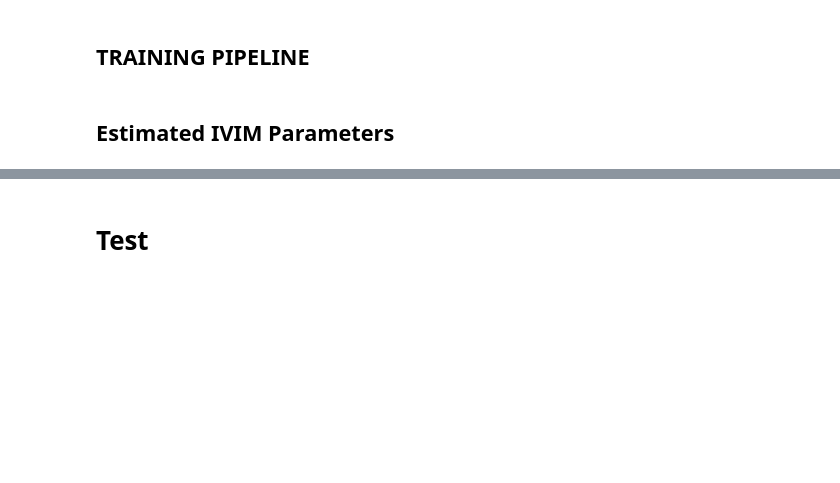
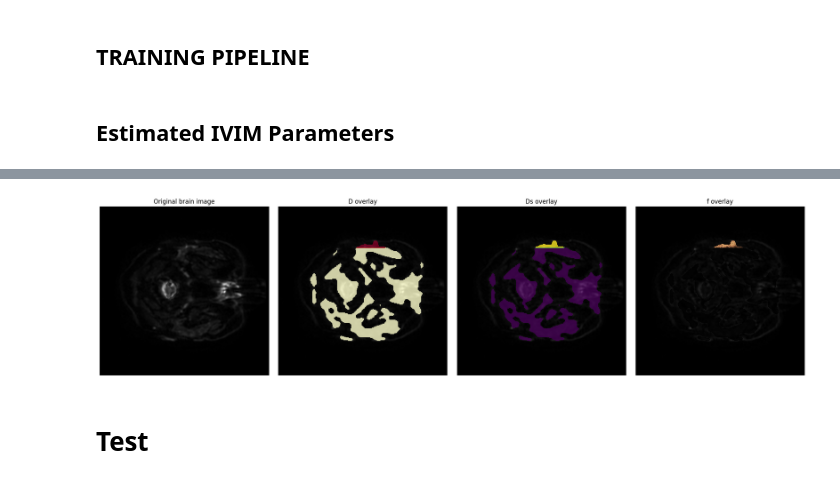
Before and after one commit to Saroj94/IVIM_Autoencoder, a Jupyter notebook: notebooks/Physics_Informed_CVAE_Latest.ipynb, the cells around one changed output, grey strips where cells are left out. Drawn from its saved outputs; the diff is of its cells as text; code cells hidden in the pictures; blank space fills up the shorter version.

```diff
--- a/notebooks/Physics_Informed_CVAE_Latest.ipynb
+++ b/notebooks/Physics_Informed_CVAE_Latest.ipynb
@@ -96,8 +96,9 @@ print(mri_data.shape)
 # plt.imshow(data[0])
 # %%
 ##Data Splitting 70% for train and 30% for test data
-slice_indx=int(0.57*mri_data.shape[2])
-
+slice_indx=int(0.8*mri_data.shape[2])
+val_indx = int(0.70*slice_indx)
 ##train and test
-train = mri_data[:,:,:slice_indx,:]
+train = mri_data[:,:,:val_indx,:]
+val = mri_data[:, :, val_indx:slice_indx, :]
 test = mri_data[:,:,slice_indx:,:]
@@ -956,0 +1061,81 @@ PhysicsCVAE(
+# %%
+# Ensure coordinate mapping variables exist before the loop runs
+if 'center_coords' not in globals():
+    if 'center_coords_real' in globals():
+        center_coords = center_coords_real
+    elif 'center_coord' in globals():
+        center_coords = center_coord[0] if isinstance(center_coord, list) and len(center_coord) > 0 else []
+    else:
+        center_coords = []
+        try:
+            for z in range(brain_msk.shape[0]):
+                for y in range(brain_msk.shape[1]):
+                    for x in range(brain_msk.shape[2]):
+                        if brain_msk[z, y, x] > 0:
+                            center_coords.append((z, y, x))
+        except Exception:
+            center_coords = []
+
+# Reconstruct the parameter maps
+D_map = np.zeros(brain_msk.shape)
+Ds_map = np.zeros(brain_msk.shape)
+f_map = np.zeros(brain_msk.shape)
+
+pointer = 0
+for i in range(x_batch.size(0)):
+    if pointer >= len(center_coords):
+        break
+    z, y, x = center_coords[pointer]
+    D_map[z, y, x] = D_vals[i]
+    Ds_map[z, y, x] = Ds_vals[i]
+    f_map[z, y, x] = f_vals[i]
+    pointer += 1
+
+print("Reconstruction complete")
+
+# Use the B0 image as anatomical background
+anat = np.array(b0_raw.get_fdata() if hasattr(b0_raw, 'get_fdata') else b0_raw)
+if anat.ndim == 4:
+    anat = anat[..., 0]
+
+slice_idx = anat.shape[2] // 10
+brain_bg = anat[..., slice_idx]
+brain_mask_2d = (brain_msk[..., slice_idx] > 0) if brain_msk.ndim == 3 else (brain_msk > 0)
+
+# Prepare masked 2D maps for the selected slice
+D_slice = np.where(brain_mask_2d, D_map[..., slice_idx], np.nan)
+Ds_slice = np.where(brain_mask_2d, Ds_map[..., slice_idx], np.nan)
+f_slice = np.where(brain_mask_2d, f_map[..., slice_idx], np.nan)
+
+# Make the overlays stand out strongly
+D_slice = np.clip(D_slice, 0, np.nanpercentile(D_slice, 99))
+Ds_slice = np.clip(Ds_slice, 0, np.nanpercentile(Ds_slice, 99))
+f_slice = np.clip(f_slice, 0, np.nanpercentile(f_slice, 99))
+
+import matplotlib.pyplot as plt
+
+fig, axes = plt.subplots(1, 4, figsize=(20, 5))
+
+# Panel 1: original image without masking
+axes[0].imshow(brain_bg, cmap='gray')
+axes[0].set_title('Original brain image')
+axes[0].axis('off')
+
+# Panels 2-4: overlays on the same anatomical image
+for ax, (title, data, cmap, vmin, vmax) in zip(
+    axes[1:],
+    [
+        ('D overlay', D_slice, 'YlOrRd', 0, np.nanpercentile(D_slice, 99)),
+        ('Ds overlay', Ds_slice, 'viridis', 0, np.nanpercentile(Ds_slice, 99)),
+        ('f overlay', f_slice, 'copper', 0, np.nanpercentile(f_slice, 99)),
+    ],
+):
+    ax.imshow(brain_bg, cmap='gray')
+    masked = np.where(brain_mask_2d, data, np.nan)
+    ax.imshow(masked, cmap=cmap, alpha=0.8, vmin=vmin, vmax=vmax)
+    ax.set_title(title)
+    ax.axis('off')
+
+plt.tight_layout()
+plt.show()
+# %% [output]
@@ -957,3 +1143,4 @@ PhysicsCVAE(
+[figure, added]
 # %% [markdown]
 # **Test**
 # %% [markdown]
```
Also changed, not shown: parts of 15 cells of this notebook.
